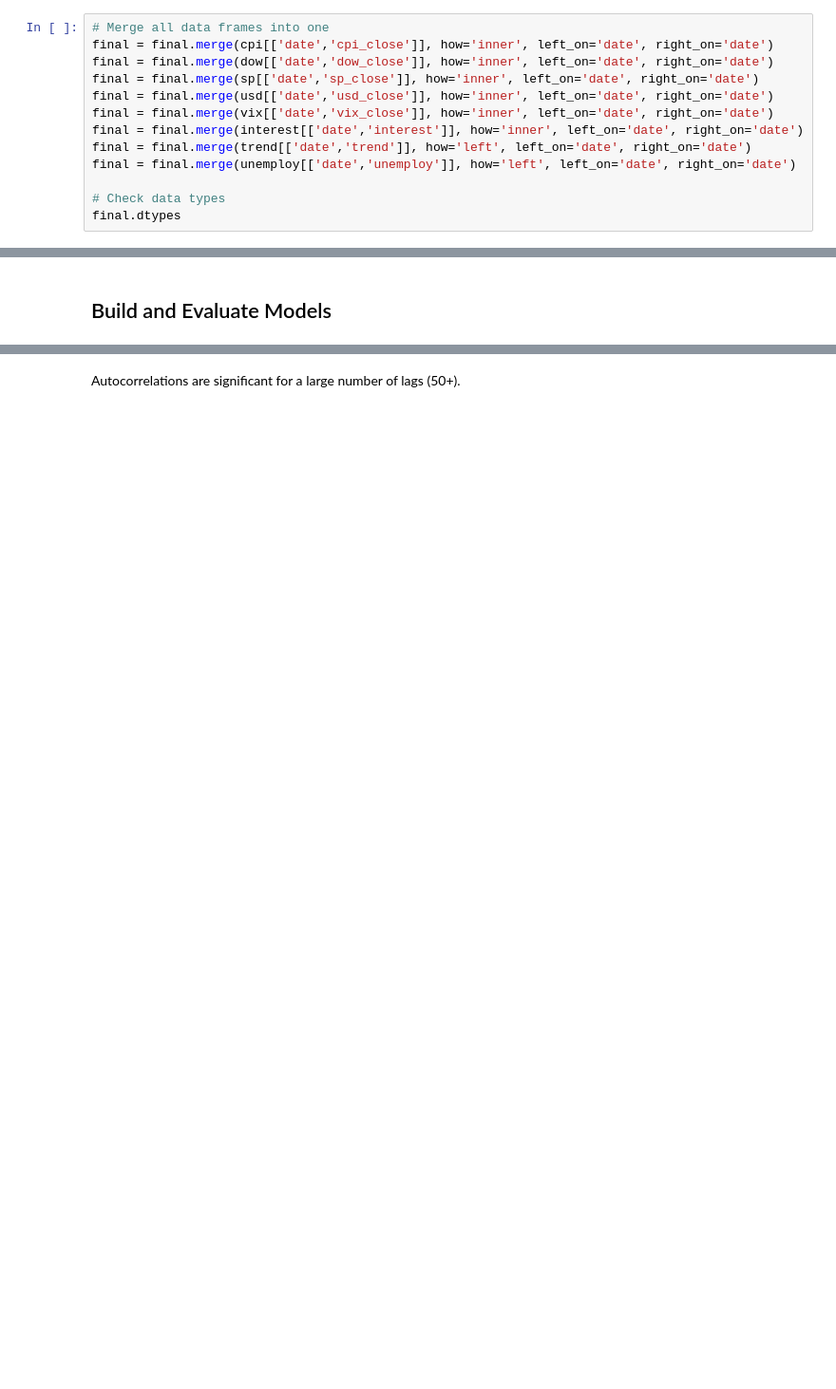
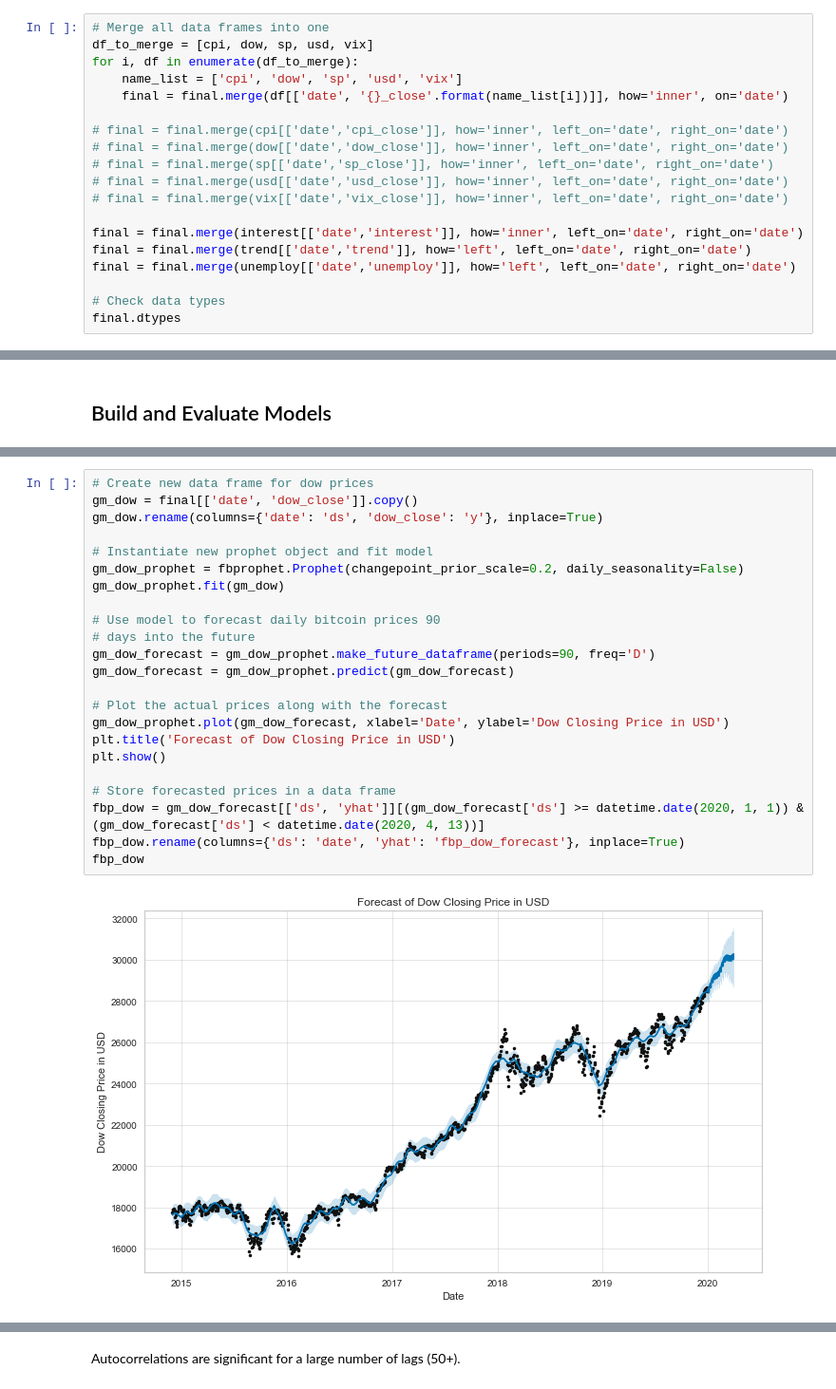
Before and after one commit to happyheppler/Thinkful-Module-38, a Jupyter notebook: module38_capstone.ipynb, the cells around one changed output, grey strips where cells are left out. Shown at 95% size. Drawn from its saved outputs; the diff is of its cells as text; blank space fills up the shorter version.

```diff
--- a/module38_capstone.ipynb
+++ b/module38_capstone.ipynb
@@ -229,11 +240,17 @@ final.head()
 | 4 | 2014-09-21 | 398.821014 |
 # %%
 # Merge all data frames into one
-final = final.merge(cpi[['date','cpi_close']], how='inner', left_on='date', right_on='date')
-final = final.merge(dow[['date','dow_close']], how='inner', left_on='date', right_on='date')
-final = final.merge(sp[['date','sp_close']], how='inner', left_on='date', right_on='date')
-final = final.merge(usd[['date','usd_close']], how='inner', left_on='date', right_on='date')
-final = final.merge(vix[['date','vix_close']], how='inner', left_on='date', right_on='date')
+df_to_merge = [cpi, dow, sp, usd, vix]
+for i, df in enumerate(df_to_merge):
+    name_list = ['cpi', 'dow', 'sp', 'usd', 'vix']
+    final = final.merge(df[['date', '{}_close'.format(name_list[i])]], how='inner', on='date')
+
+# final = final.merge(cpi[['date','cpi_close']], how='inner', left_on='date', right_on='date')
+# final = final.merge(dow[['date','dow_close']], how='inner', left_on='date', right_on='date')
+# final = final.merge(sp[['date','sp_close']], how='inner', left_on='date', right_on='date')
+# final = final.merge(usd[['date','usd_close']], how='inner', left_on='date', right_on='date')
+# final = final.merge(vix[['date','vix_close']], how='inner', left_on='date', right_on='date')
+
 final = final.merge(interest[['date','interest']], how='inner', left_on='date', right_on='date')
 final = final.merge(trend[['date','trend']], how='left', left_on='date', right_on='date')
 final = final.merge(unemploy[['date','unemploy']], how='left', left_on='date', right_on='date')
@@ -560,0 +499,25 @@ KeyError: 'date'
+# %%
+# Create new data frame for dow prices
+gm_dow = final[['date', 'dow_close']].copy()
+gm_dow.rename(columns={'date': 'ds', 'dow_close': 'y'}, inplace=True)
+
+# Instantiate new prophet object and fit model
+gm_dow_prophet = fbprophet.Prophet(changepoint_prior_scale=0.2, daily_seasonality=False)
+gm_dow_prophet.fit(gm_dow)
+
+# Use model to forecast daily bitcoin prices 90
+# days into the future
+gm_dow_forecast = gm_dow_prophet.make_future_dataframe(periods=90, freq='D')
+gm_dow_forecast = gm_dow_prophet.predict(gm_dow_forecast)
+
+# Plot the actual prices along with the forecast
+gm_dow_prophet.plot(gm_dow_forecast, xlabel='Date', ylabel='Dow Closing Price in USD')
+plt.title('Forecast of Dow Closing Price in USD')
+plt.show()
+
+# Store forecasted prices in a data frame
+fbp_dow = gm_dow_forecast[['ds', 'yhat']][(gm_dow_forecast['ds'] >= datetime.date(2020, 1, 1)) & (gm_dow_forecast['ds'] < datetime.date(2020, 4, 13))]
+fbp_dow.rename(columns={'ds': 'date', 'yhat': 'fbp_dow_forecast'}, inplace=True)
+fbp_dow
+# %% [output]
+[figure, added]
```
Also changed, not shown: parts of 98 cells of this notebook.
